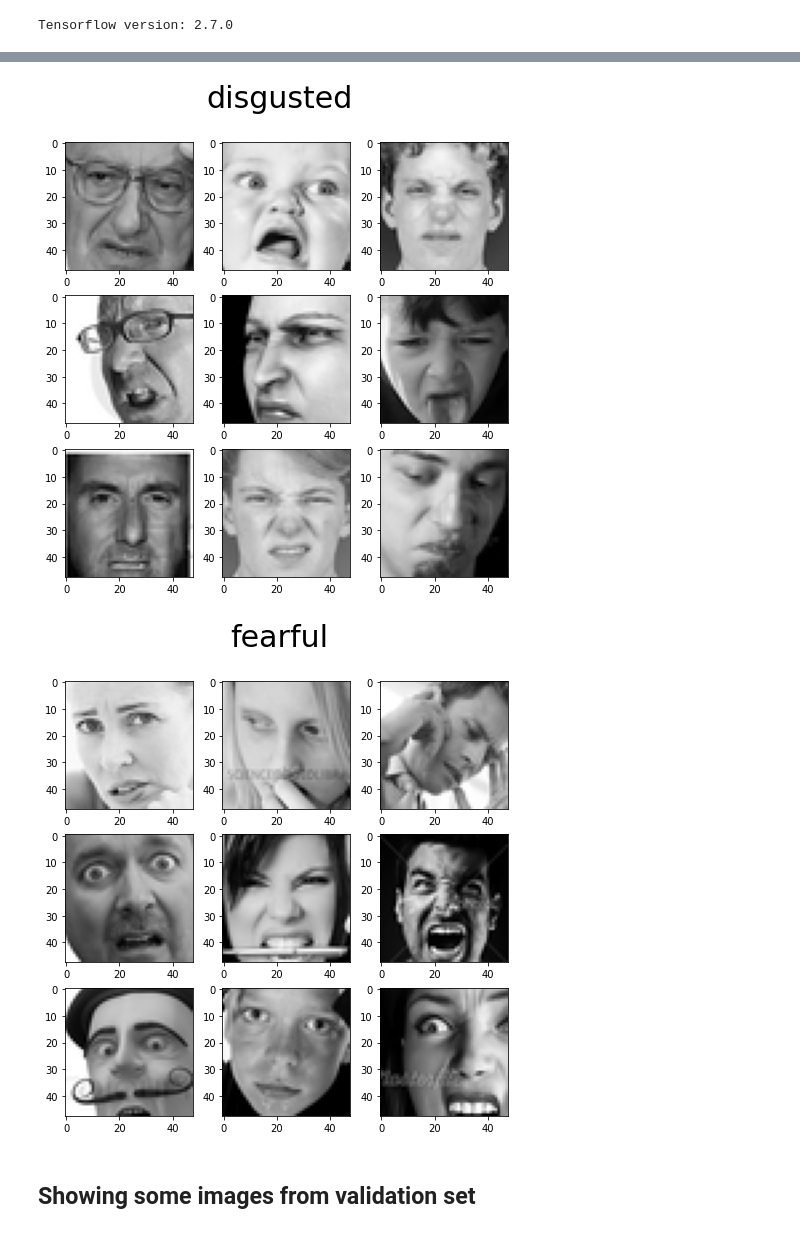
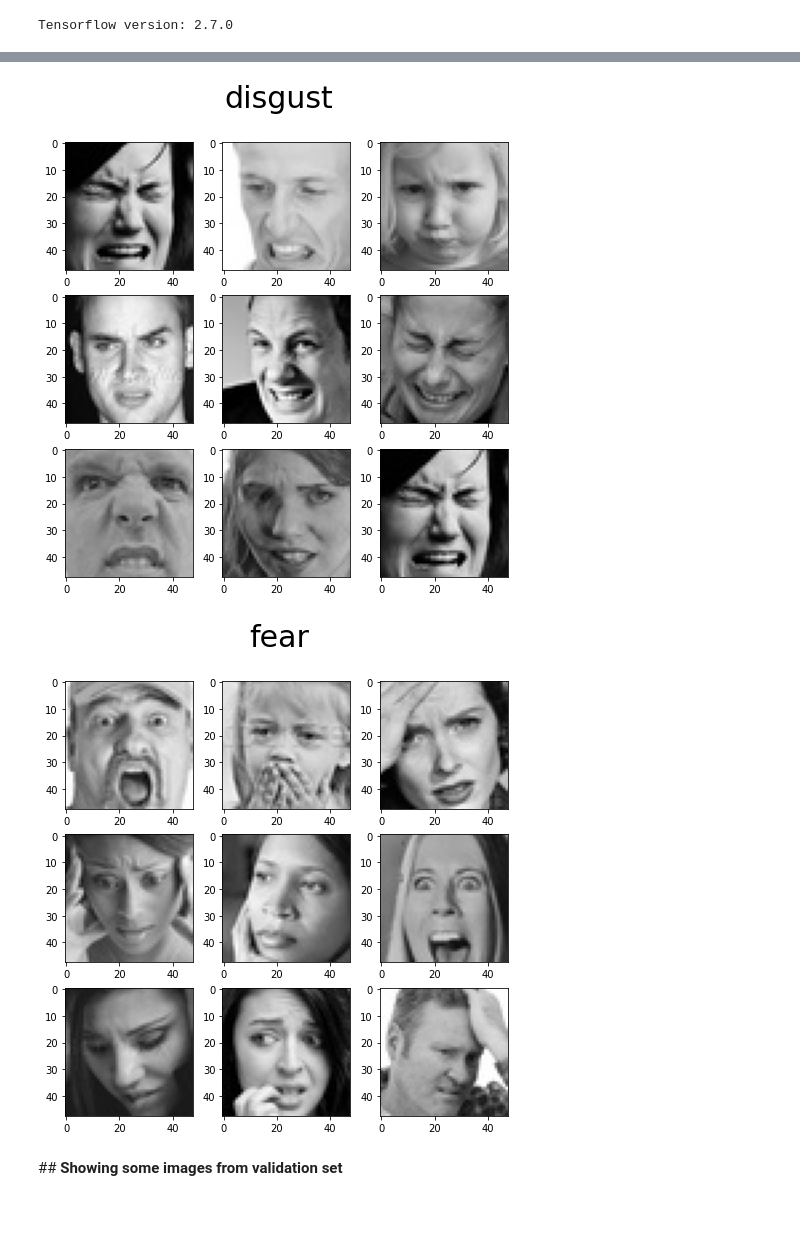
Before and after one commit to armanalam6342/Face-Emotion-Recognition, a Jupyter notebook: face_expression_recognition.ipynb, the cells around one changed output, grey strips where cells are left out. Saved outputs shown, nothing was run; the diff lists cells and outputs as text; code cells hidden in the pictures.

```diff
--- a/face_expression_recognition.ipynb
+++ b/face_expression_recognition.ipynb
@@ -129,15 +253,15 @@ imageshow('happy')
 # %%
 #Showing some images from category disgust
-imageshow('disgusted')
+imageshow('disgust')
 # %% [output]
-[figure, old version]
+[figure, new version]
 # %%
 #Showing some images from category fear
-imageshow('fearful')
+imageshow('fear')
 # %% [output]
-[figure, old version]
+[figure, new version]
 # %% [markdown]
-## Showing some images from validation set
+##<b> Showing some images from validation set
 # %%
 # validation set images
 for category in categories:
```
Also changed, not shown: parts of 60 cells of this notebook.
